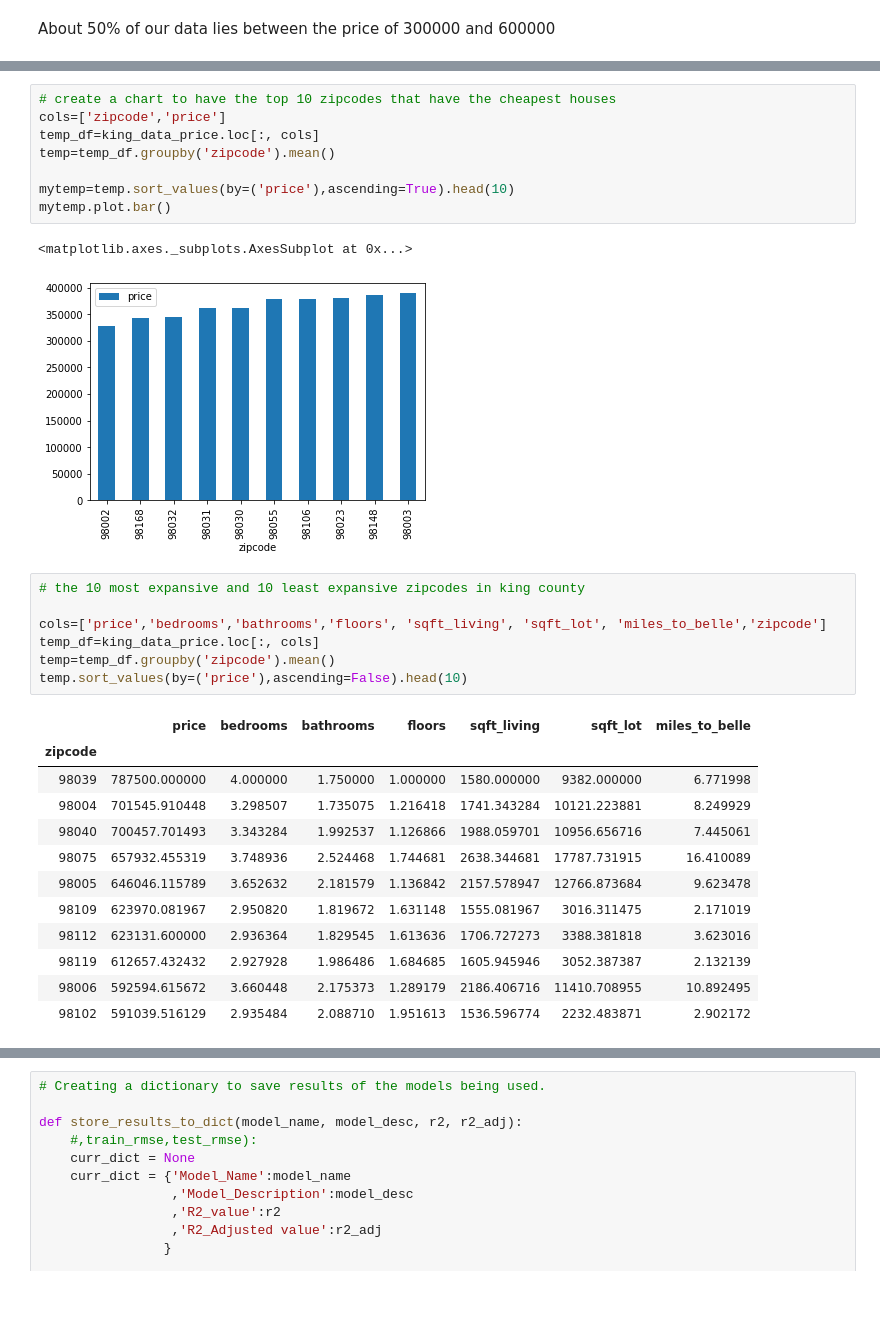
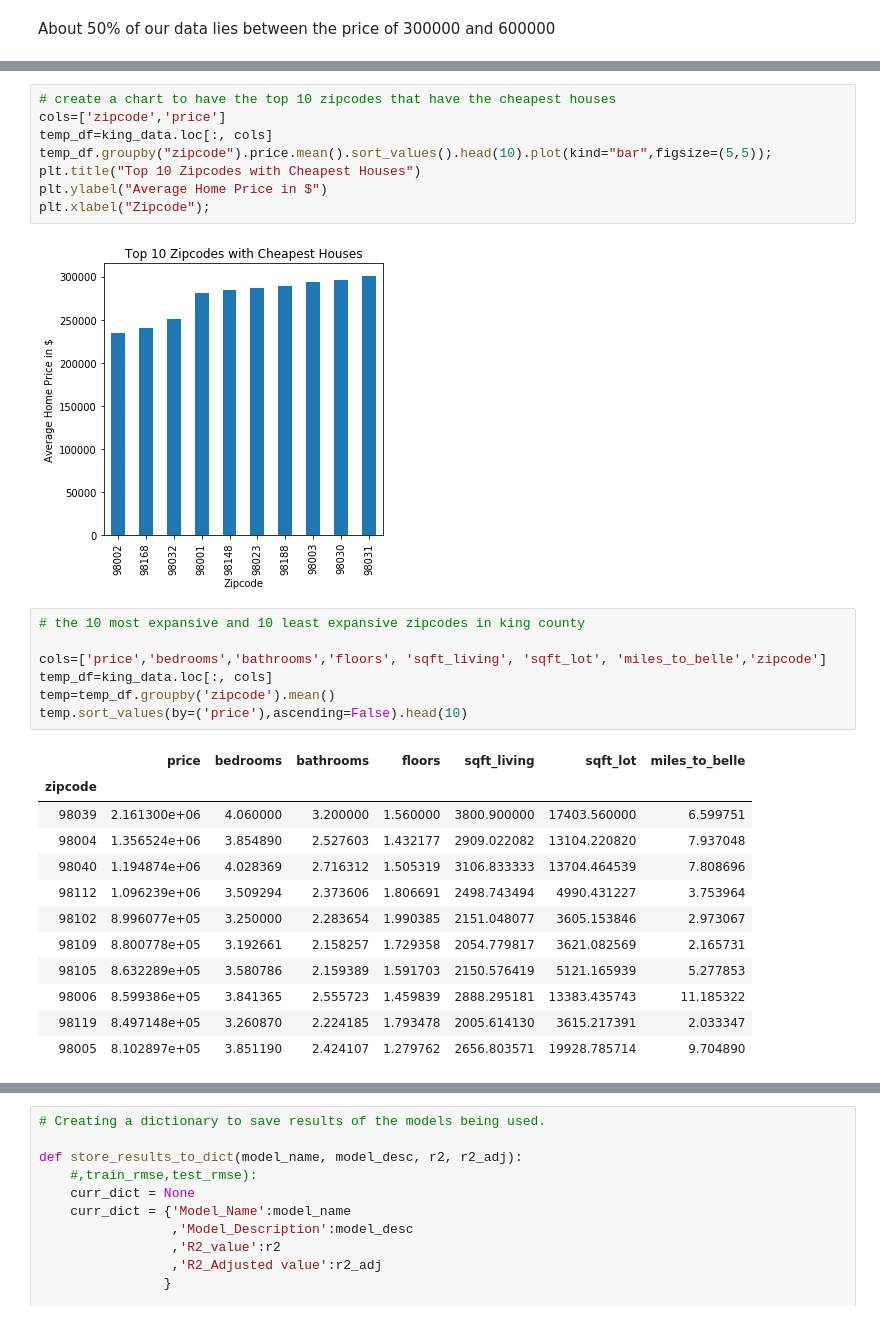
Before and after one commit to Menonvid/King-county, a Jupyter notebook: student.ipynb, the cells around one changed output, grey strips where cells are left out. Saved outputs shown, nothing was run; the diff lists cells and outputs as text.

```diff
--- a/student.ipynb
+++ b/student.ipynb
@@ -534,34 +555,33 @@ mytemp.plot_bokeh.bar()
 # %%
 # create a chart to have the top 10 zipcodes that have the cheapest houses
 cols=['zipcode','price']
-temp_df=king_data_price.loc[:, cols]
-temp=temp_df.groupby('zipcode').mean()
-
-mytemp=temp.sort_values(by=('price'),ascending=True).head(10)
-mytemp.plot.bar()
+temp_df=king_data.loc[:, cols]
+temp_df.groupby("zipcode").price.mean().sort_values().head(10).plot(kind="bar",figsize=(5,5));
+plt.title("Top 10 Zipcodes with Cheapest Houses")
+plt.ylabel("Average Home Price in $")
+plt.xlabel("Zipcode");
 # %% [output]
-<matplotlib.axes._subplots.AxesSubplot at 0x...>
-[figure, old version]
+[figure, new version]
 # %%
 # the 10 most expansive and 10 least expansive zipcodes in king county
 
 cols=['price','bedrooms','bathrooms','floors', 'sqft_living', 'sqft_lot', 'miles_to_belle','zipcode']
-temp_df=king_data_price.loc[:, cols]
+temp_df=king_data.loc[:, cols]
 temp=temp_df.groupby('zipcode').mean()
 temp.sort_values(by=('price'),ascending=False).head(10)
 # %% [output]
 |  | price | bedrooms | bathrooms | floors | sqft_living | sqft_lot | miles_to_belle |
 | zipcode |  |  |  |  |  |  |  |
-| 98039 | 787500.000000 | 4.000000 | 1.750000 | 1.000000 | 1580.000000 | 9382.000000 | 6.771998 |
-| 98004 | 701545.910448 | 3.298507 | 1.735075 | 1.216418 | 1741.343284 | 10121.223881 | 8.249929 |
-| 98040 | 700457.701493 | 3.343284 | 1.992537 | 1.126866 | 1988.059701 | 10956.656716 | 7.445061 |
-| 98075 | 657932.455319 | 3.748936 | 2.524468 | 1.744681 | 2638.344681 | 17787.731915 | 16.410089 |
-| 98005 | 646046.115789 | 3.652632 | 2.181579 | 1.136842 | 2157.578947 | 12766.873684 | 9.623478 |
-| 98109 | 623970.081967 | 2.950820 | 1.819672 | 1.631148 | 1555.081967 | 3016.311475 | 2.171019 |
-| 98112 | 623131.600000 | 2.936364 | 1.829545 | 1.613636 | 1706.727273 | 3388.381818 | 3.623016 |
-| 98119 | 612657.432432 | 2.927928 | 1.986486 | 1.684685 | 1605.945946 | 3052.387387 | 2.132139 |
-| 98006 | 592594.615672 | 3.660448 | 2.175373 | 1.289179 | 2186.406716 | 11410.708955 | 10.892495 |
-| 98102 | 591039.516129 | 2.935484 | 2.088710 | 1.951613 | 1536.596774 | 2232.483871 | 2.902172 |
+| 98039 | 2.161300e+06 | 4.060000 | 3.200000 | 1.560000 | 3800.900000 | 17403.560000 | 6.599751 |
+| 98004 | 1.356524e+06 | 3.854890 | 2.527603 | 1.432177 | 2909.022082 | 13104.220820 | 7.937048 |
+| 98040 | 1.194874e+06 | 4.028369 | 2.716312 | 1.505319 | 3106.833333 | 13704.464539 | 7.808696 |
+| 98112 | 1.096239e+06 | 3.509294 | 2.373606 | 1.806691 | 2498.743494 | 4990.431227 | 3.753964 |
+| 98102 | 8.996077e+05 | 3.250000 | 2.283654 | 1.990385 | 2151.048077 | 3605.153846 | 2.973067 |
+| 98109 | 8.800778e+05 | 3.192661 | 2.158257 | 1.729358 | 2054.779817 | 3621.082569 | 2.165731 |
+| 98105 | 8.632289e+05 | 3.580786 | 2.159389 | 1.591703 | 2150.576419 | 5121.165939 | 5.277853 |
+| 98006 | 8.599386e+05 | 3.841365 | 2.555723 | 1.459839 | 2888.295181 | 13383.435743 | 11.185322 |
+| 98119 | 8.497148e+05 | 3.260870 | 2.224185 | 1.793478 | 2005.614130 | 3615.217391 | 2.033347 |
+| 98005 | 8.102897e+05 | 3.851190 | 2.424107 | 1.279762 | 2656.803571 | 19928.785714 | 9.704890 |
 # %%
 temp.sort_values(by=('price')).head(10)
 # %% [output]
```
Also changed, not shown: parts of 63 cells of this notebook.
